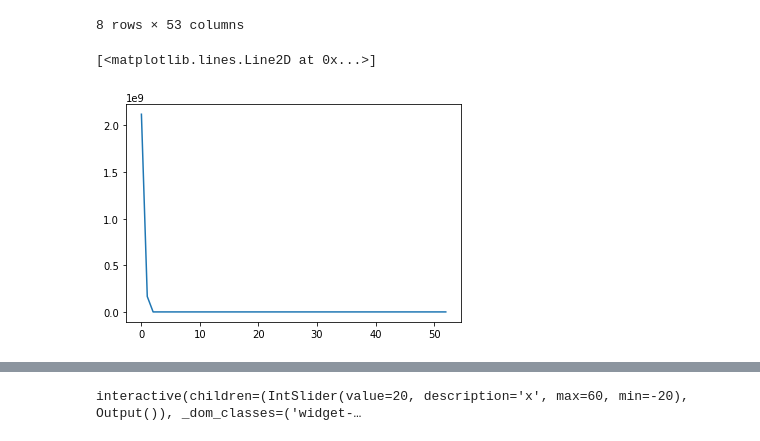
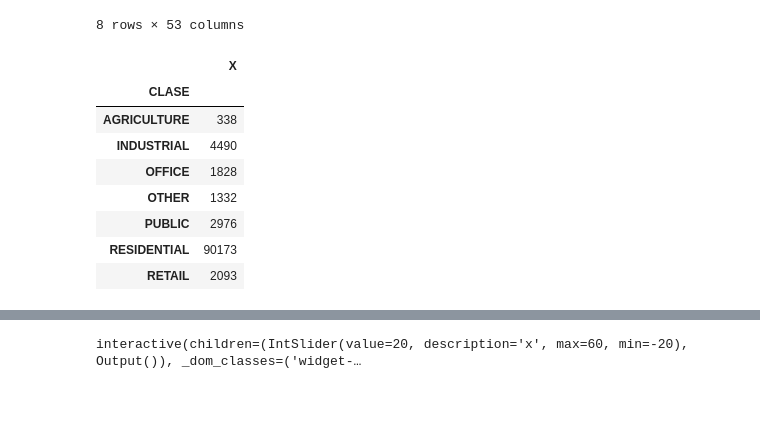
Before and after one commit to jomartla/UniversityHack-Datathon, a Jupyter notebook: minsait.ipynb, the cells around one changed output, grey strips where cells are left out. Cells and saved outputs as stored; diff of their text form; code cells hidden in the pictures; blank space fills up the shorter version.

```diff
--- a/minsait.ipynb
+++ b/minsait.ipynb
@@ -88,8 +74,3 @@ data.describe()
 | 75% | 2.224105e+09 | 1.657138e+08 | 5.786675e-07 | 445.002853 | 627.001038 | 770.001611 | 904.999988 | 1042.505188 | 1200.006226 | ... |
 | max | 2.287300e+09 | 1.665046e+08 | 1.016050e+00 | 833.999402 | 1016.000732 | 1200.003003 | 1377.999927 | 1570.504517 | 1806.002686 | ... |
 8 rows × 53 columns
-# %%
-plt.plot(data.describe().T["min"].values)
-# %% [output]
-[<matplotlib.lines.Line2D at 0x...>]
-[figure, removed]
@@ -95,0 +81,12 @@ plt.plot(data.describe().T["min"].values)
+# %%
+d
+# %% [output]
+|  | X |
+| CLASE |  |
+| AGRICULTURE | 338 |
+| INDUSTRIAL | 4490 |
+| OFFICE | 1828 |
+| OTHER | 1332 |
+| PUBLIC | 2976 |
+| RESIDENTIAL | 90173 |
+| RETAIL | 2093 |
```
Also changed, not shown: parts of 25 cells of this notebook, 2 other files.
